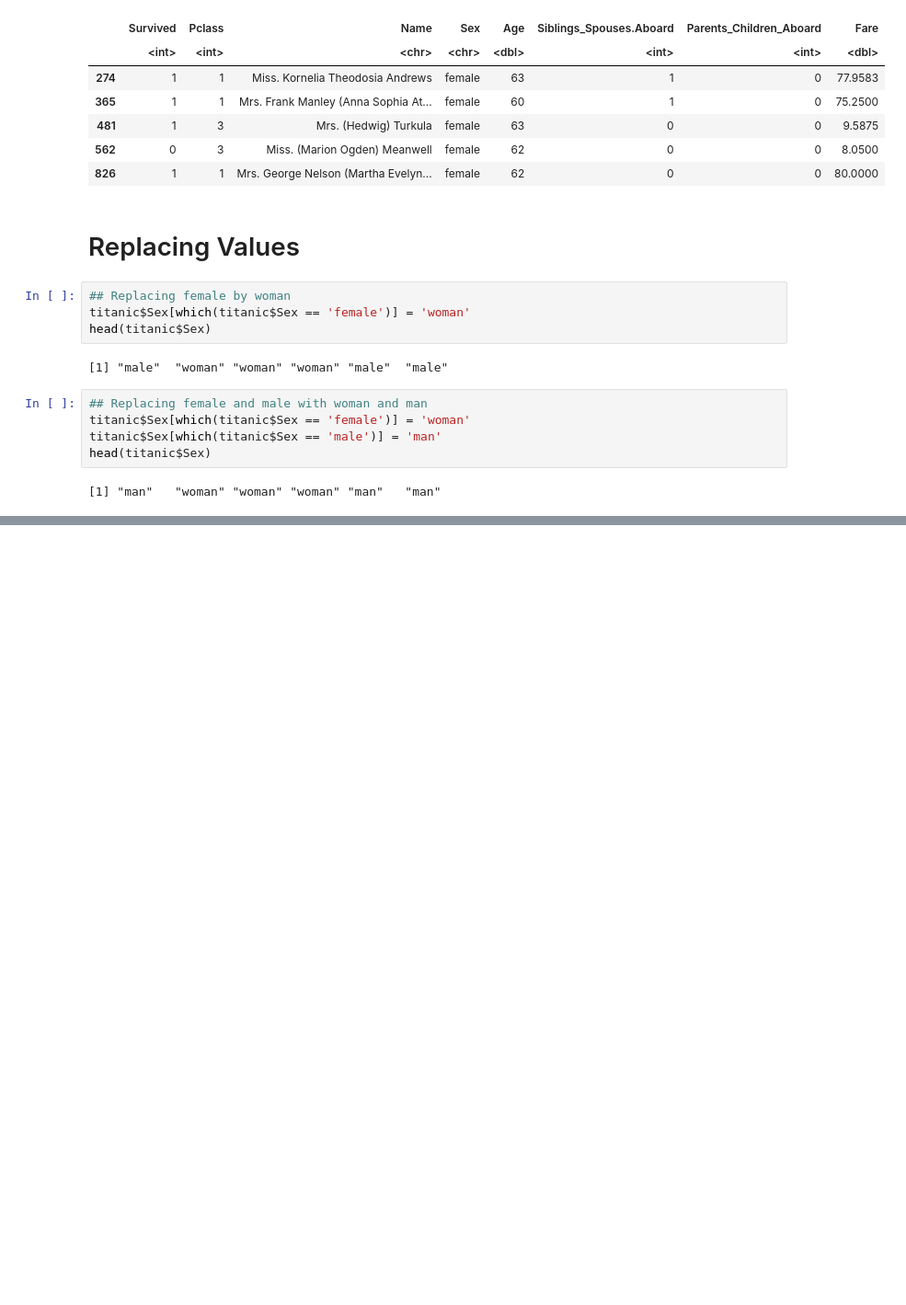
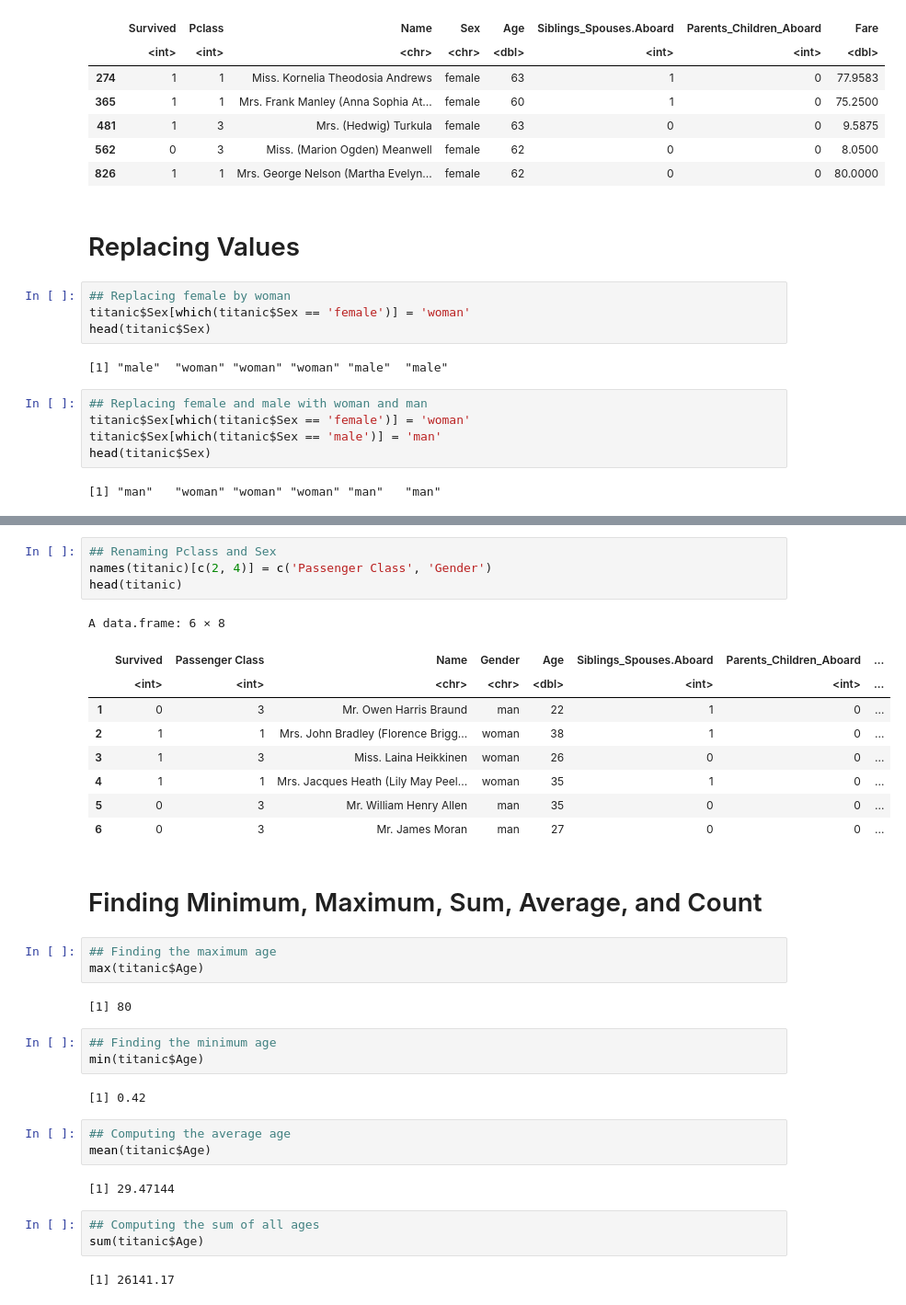
Before and after one commit to oscarm524/R_Programming, a Jupyter notebook: Data_Wrangling/Data_Wrangling.ipynb, the cells around one changed output, grey strips where cells are left out. Shown: that part at 92% size. Drawn from its saved outputs; the diff is of its cells as text; blank space fills up the shorter version.

```diff
--- a/Data_Wrangling/Data_Wrangling.ipynb
+++ b/Data_Wrangling/Data_Wrangling.ipynb
@@ -126,0 +143,36 @@ head(titanic$Sex)
+# %%
+## Renaming Pclass and Sex
+names(titanic)[c(2, 4)] = c('Passenger Class', 'Gender')
+head(titanic)
+# %% [output]
+A data.frame: 6 × 8
+|  | Survived | Passenger Class | Name | Gender | Age | Siblings_Spouses.Aboard | Parents_Children_Aboard | ... |
+|  | <int> | <int> | <chr> | <chr> | <dbl> | <int> | <int> | ... |
+| 1 | 0 | 3 | Mr. Owen Harris Braund | man | 22 | 1 | 0 | ... |
+| 2 | 1 | 1 | Mrs. John Bradley (Florence Brigg... | woman | 38 | 1 | 0 | ... |
+| 3 | 1 | 3 | Miss. Laina Heikkinen | woman | 26 | 0 | 0 | ... |
+| 4 | 1 | 1 | Mrs. Jacques Heath (Lily May Peel... | woman | 35 | 1 | 0 | ... |
+| 5 | 0 | 3 | Mr. William Henry Allen | man | 35 | 0 | 0 | ... |
+| 6 | 0 | 3 | Mr. James Moran | man | 27 | 0 | 0 | ... |
+# %% [markdown]
+# Finding Minimum, Maximum, Sum, Average, and Count
+# %%
+## Finding the maximum age
+max(titanic$Age)
+# %% [output]
+[1] 80
+# %%
+## Finding the minimum age
+min(titanic$Age)
+# %% [output]
+[1] 0.42
+# %%
+## Computing the average age
+mean(titanic$Age)
+# %% [output]
+[1] 29.47144
+# %%
+## Computing the sum of all ages
+sum(titanic$Age)
+# %% [output]
+[1] 26141.17
```
Also changed, not shown: parts of 3 cells of this notebook.
